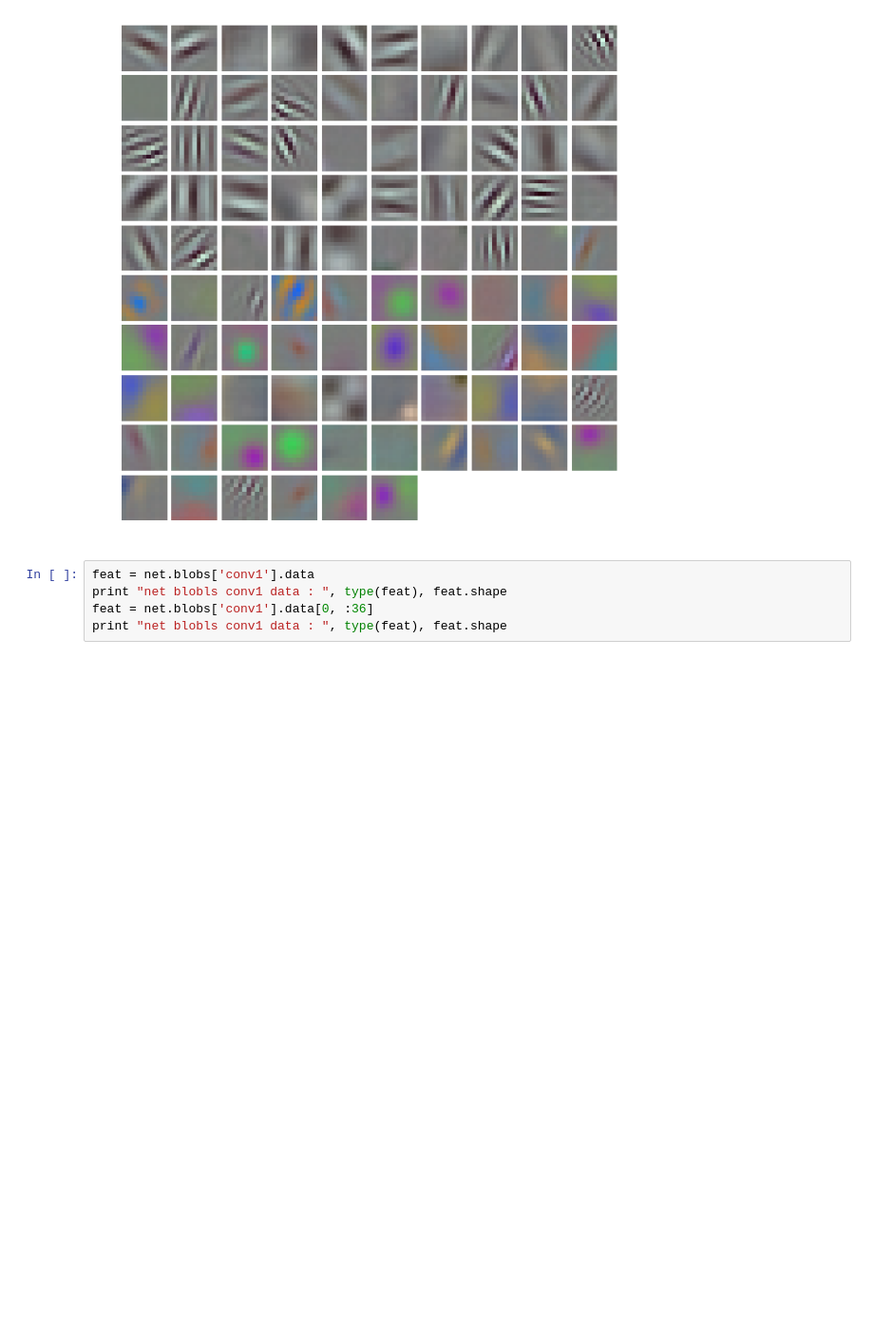
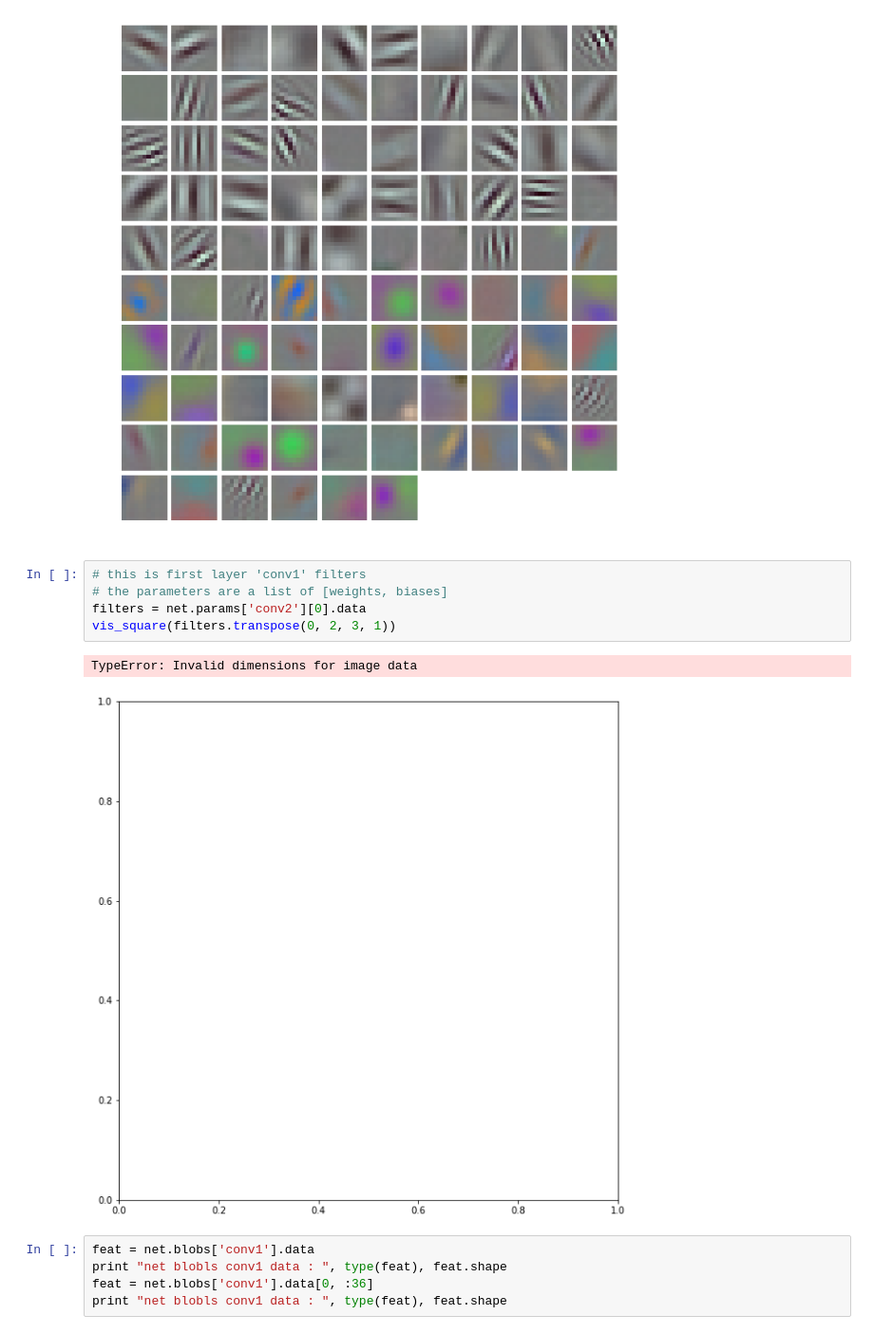
Before and after one commit to SSUHan/caffe-window-python, a Jupyter notebook: caffe-master/examples/my_classification_tutorial.ipynb, the cells around one changed output. Shown: that part at 95% size. Cells and saved outputs as stored; diff of their text form; blank space fills up the shorter version.

```diff
--- a/caffe-master/examples/my_classification_tutorial.ipynb
+++ b/caffe-master/examples/my_classification_tutorial.ipynb
@@ -199,6 +207,14 @@ filters = net.params['conv1'][0].data
 vis_square(filters.transpose(0, 2, 3, 1))
 # %% [output]
 [figure]
+# %%
+# this is first layer 'conv1' filters
+# the parameters are a list of [weights, biases]
+filters = net.params['conv2'][0].data
+vis_square(filters.transpose(0, 2, 3, 1))
+# %% [output]
+TypeError: Invalid dimensions for image data
+[figure, added]
 # %%
 feat = net.blobs['conv1'].data
 print "net blobls conv1 data : ", type(feat), feat.shape
```
Also changed, not shown: parts of 4 cells of this notebook, 2 other files.
